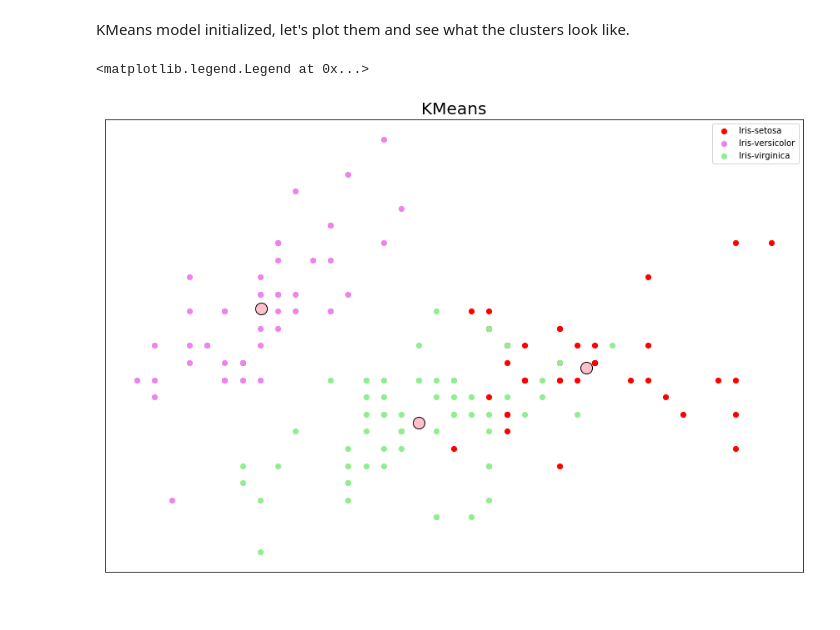
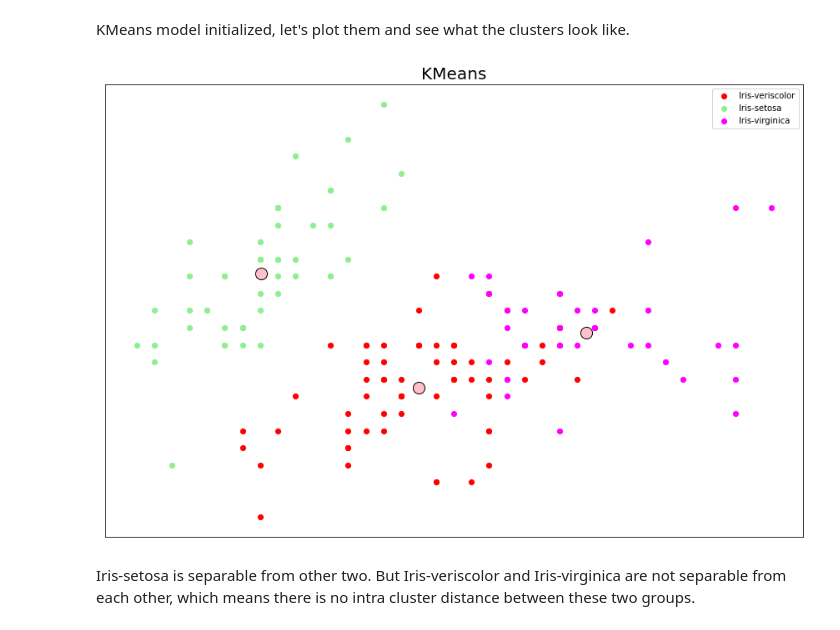
Before and after one commit to abiakshar/TSF_GRIP-Projects, a Jupyter notebook: KMeans_Clustering.ipynb, the cells around one changed output. Cells and saved outputs as stored; diff of their text form; code cells hidden in the pictures.

```diff
--- a/KMeans_Clustering.ipynb
+++ b/KMeans_Clustering.ipynb
@@ -50,0 +73,3 @@ x=iris_df.iloc[:,[1,2,3,4]].values
+# %%
+df=iris_df[['SepalLengthCm','SepalWidthCm','PetalLengthCm','PetalWidthCm']]
+df.head()
@@ -50,0 +87,6 @@ x=iris_df.iloc[:,[1,2,3,4]].values
+# %%
+from sklearn.preprocessing import StandardScaler
+X=df.values[:,[0,1,2,3]]
+X = np.nan_to_num(X)
+Clus_dataSet = StandardScaler().fit_transform(X)
+Clus_dataSet
@@ -84,3 +157,6 @@ Initialize KMeans with the parameters, where the output parameter is called k_me
 # %%
-k_means = KMeans(n_clusters = 3, init = 'k-means++', max_iter = 300, n_init = 10, random_state = 0)
-y = kmeans.fit_predict(X)
+clusterNum = 3
+k_means = KMeans(init = "k-means++", n_clusters = clusterNum, n_init = 10)
+y=k_means.fit_predict(X)
+labels = k_means.labels_
+print(labels)
@@ -91,16 +192,18 @@ KMeans model initialized, let's plot them and see what the clusters look like.
 # %%
 # Initialize the plot with specified dimensions
 plt.figure(figsize=(15,10))
 # Create a plot
-plt.scatter(X[y == 0, 0], X[y == 0, 1], s = 150, c = 'red', label = 'Iris-setosa',marker='.')
-plt.scatter(X[y == 1, 0], X[y == 1, 1], s = 150, c = 'violet', label = 'Iris-versicolor',marker='.')
-plt.scatter(X[y == 2, 0], X[y == 2, 1], s = 150, c = 'lightgreen', label = 'Iris-virginica',marker='.')
+plt.scatter(X[y == 0, 0], X[y == 0,1], s = 150, c = 'red',label='Iris-veriscolor',marker='.')
+plt.scatter(X[y == 1, 0], X[y == 1,1], s = 150, c = 'lightgreen',label='Iris-setosa',marker='.')
+plt.scatter(X[y == 2, 0], X[y == 2,1],s = 150, c = 'magenta',label='Iris-virginica',marker='.')
 #Plot the centroids with specified color, but with a darker outline
-plt.scatter(kmeans.cluster_centers_[:, 0], kmeans.cluster_centers_[:,1], s = 200, c = 'pink',edgecolors='black')
+plt.scatter(k_means.cluster_centers_[:, 0], k_means.cluster_centers_[:,1], s = 200, c = 'pink',edgecolors='black')
 plt.title('KMeans',fontsize=20)
 plt.xticks(())
 plt.yticks(())
 plt.legend()
+plt.show()
 # %% [output]
-<matplotlib.legend.Legend at 0x...>
-[figure, old version]
+[figure, new version]
+# %% [markdown]
+Iris-setosa is separable from other two. But Iris-veriscolor and Iris-virginica are not separable from each other, which means there is no intra cluster distance between these two groups.
```
Also changed, not shown: parts of 18 cells of this notebook.
